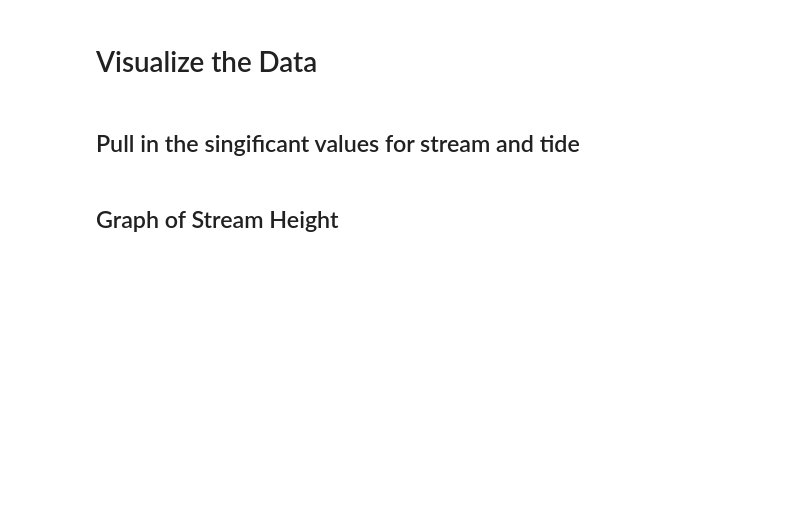
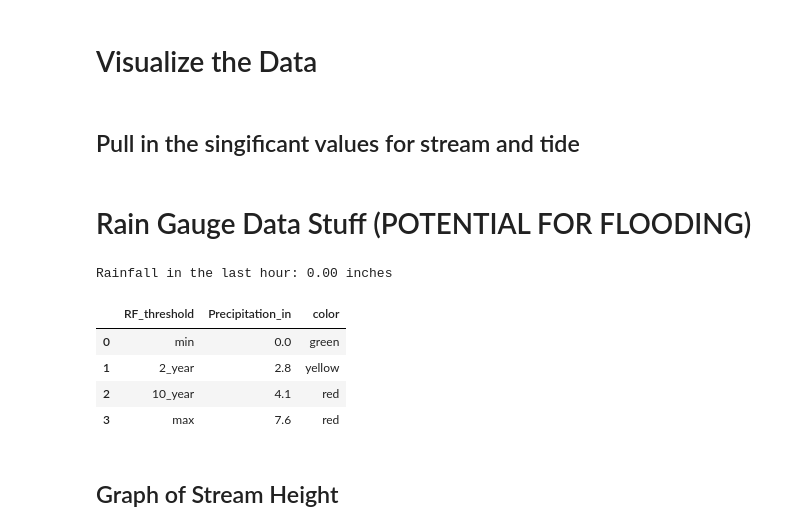
Before and after one commit to brianjgorberg/Windward_Oahu_Flooding_App_resources, a Jupyter notebook: BRIAN/Waikane_Flood_Visuals.ipynb, the cells around one changed output. Saved outputs shown, nothing was run; the diff lists cells and outputs as text; code cells hidden in the pictures; blank space fills up the shorter version.

```diff
--- a/BRIAN/Waikane_Flood_Visuals.ipynb
+++ b/BRIAN/Waikane_Flood_Visuals.ipynb
@@ -330,6 +329,42 @@ tide_thresholds = os.path.join(folder_path, 'Mokuoloe-Waikane_tide_flood_thresho
 df_stream16294900_thresholds = pd.read_csv(stream16294900_thresholds)
 df_stream16294100_thresholds = pd.read_csv(stream16294100_thresholds)
 df_tide_thresholds = pd.read_csv(tide_thresholds)
+# %% [markdown]
+# Rain Gauge Data Stuff (POTENTIAL FOR FLOODING)
+# %%
+#Waiahole Rain Gage
+site = '212855157504501'
+parameter = "00045"
+
+# Set start and end dates in UTC with time included
+start_date = (datetime.utcnow() - timedelta(days=1)).strftime('%Y-%m-%dT%H:%M')
+end_date = datetime.utcnow().strftime('%Y-%m-%dT%H:%M')
+
+df_212855157504501_RF = USGS_Data_Request(site, start_date, end_date, parameter)
+# %%
+# Get the latest timestamp in the DataFrame
+latest_time = df_212855157504501_RF["DateTime"].max()
+# Define 1-hour window
+one_hour_ago = latest_time - timedelta(hours=1)
+# Filter for the last 1 hour of data
+last_hour_data = df_212855157504501_RF[
+    (df_212855157504501_RF["DateTime"] > one_hour_ago) &
+    (df_212855157504501_RF["DateTime"] <= latest_time)
+]
+# Compute the sum
+last_hour_sum = last_hour_data["in"].sum()
+print(f"Rainfall in the last hour: {last_hour_sum:.2f} inches")
+
+Waiahole_RF_thresholds = os.path.join(folder_path, 'Rain_Gauge_Thresholds_Waiahole.csv')
+df_RF_thresholds = pd.read_csv(Waiahole_RF_thresholds)
+df_RF_thresholds
+# %% [output]
+Rainfall in the last hour: 0.00 inches
+|  | RF_threshold | Precipitation_in | color |
+| 0 | min | 0.0 | green |
+| 1 | 2_year | 2.8 | yellow |
+| 2 | 10_year | 4.1 | red |
+| 3 | max | 7.6 | red |
 # %% [markdown]
 ## Graph of Stream Height
 # %% [markdown]
```
Also changed, not shown: parts of 9 cells of this notebook, 3 other files.
